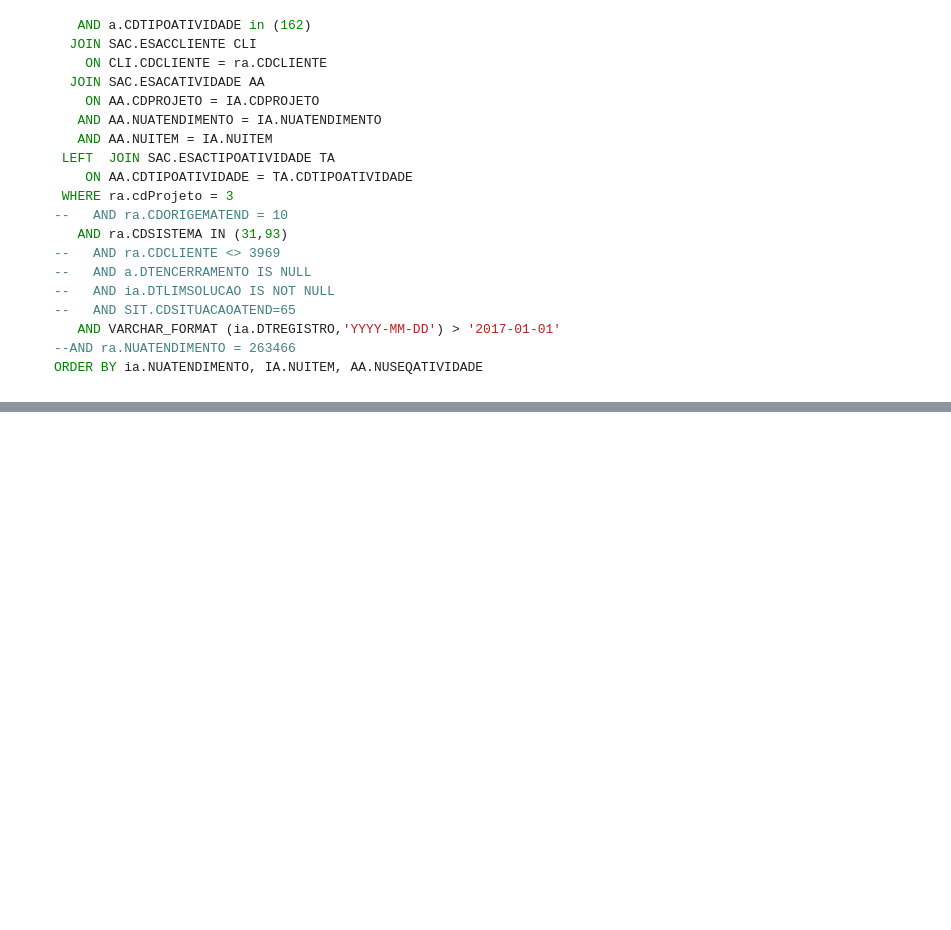
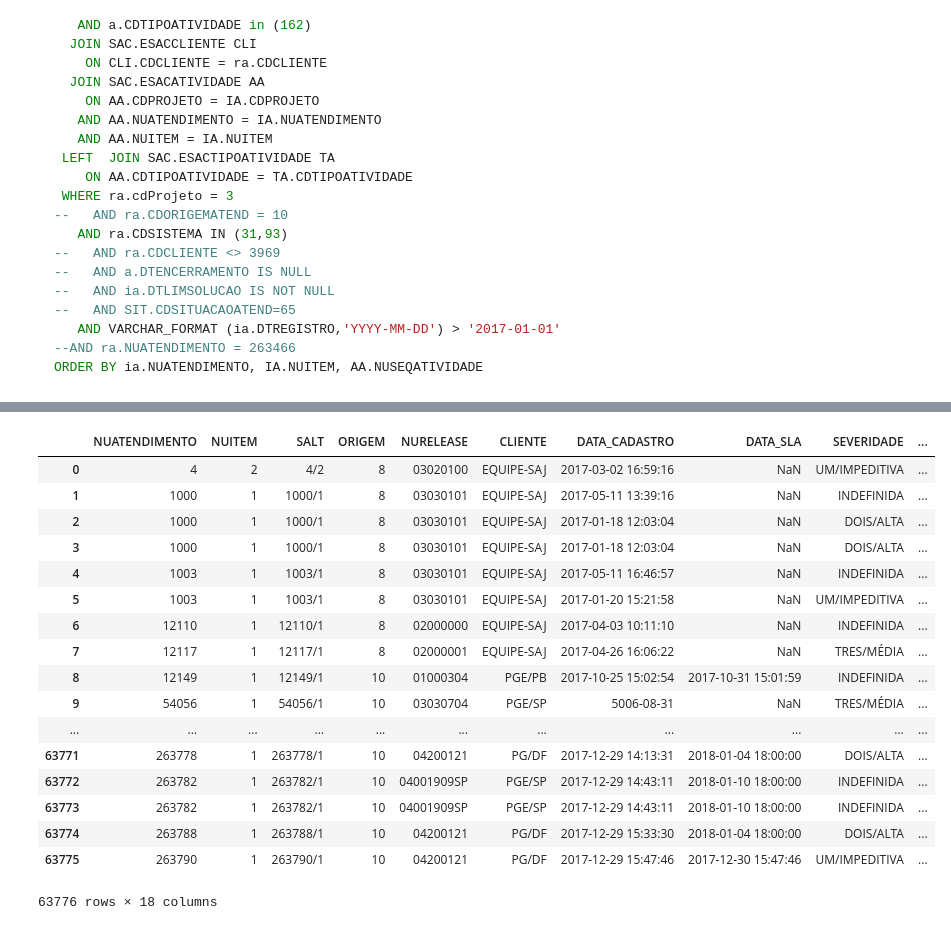
Before and after one commit to wilianselzlein/Metricas, a Jupyter notebook: Changesets.ipynb, the cells around one changed output, grey strips where cells are left out. Drawn from its saved outputs; the diff is of its cells as text; code cells hidden in the pictures; blank space fills up the shorter version.

```diff
--- a/Changesets.ipynb
+++ b/Changesets.ipynb
@@ -636,0 +396,21 @@ dfChangesets.query('horas > 0')
+# %%
+dfSalts
+# %% [output]
+|  | NUATENDIMENTO | NUITEM | SALT | ORIGEM | NURELEASE | CLIENTE | DATA_CADASTRO | DATA_SLA | SEVERIDADE | ... |
+| 0 | 4 | 2 | 4/2 | 8 | 03020100 | EQUIPE-SAJ | 2017-03-02 16:59:16 | NaN | UM/IMPEDITIVA | ... |
+| 1 | 1000 | 1 | 1000/1 | 8 | 03030101 | EQUIPE-SAJ | 2017-05-11 13:39:16 | NaN | INDEFINIDA | ... |
+| 2 | 1000 | 1 | 1000/1 | 8 | 03030101 | EQUIPE-SAJ | 2017-01-18 12:03:04 | NaN | DOIS/ALTA | ... |
+| 3 | 1000 | 1 | 1000/1 | 8 | 03030101 | EQUIPE-SAJ | 2017-01-18 12:03:04 | NaN | DOIS/ALTA | ... |
+| 4 | 1003 | 1 | 1003/1 | 8 | 03030101 | EQUIPE-SAJ | 2017-05-11 16:46:57 | NaN | INDEFINIDA | ... |
+| 5 | 1003 | 1 | 1003/1 | 8 | 03030101 | EQUIPE-SAJ | 2017-01-20 15:21:58 | NaN | UM/IMPEDITIVA | ... |
+| 6 | 12110 | 1 | 12110/1 | 8 | 02000000 | EQUIPE-SAJ | 2017-04-03 10:11:10 | NaN | INDEFINIDA | ... |
+| 7 | 12117 | 1 | 12117/1 | 8 | 02000001 | EQUIPE-SAJ | 2017-04-26 16:06:22 | NaN | TRES/MÉDIA | ... |
+| 8 | 12149 | 1 | 12149/1 | 10 | 01000304 | PGE/PB | 2017-10-25 15:02:54 | 2017-10-31 15:01:59 | INDEFINIDA | ... |
+| 9 | 54056 | 1 | 54056/1 | 10 | 03030704 | PGE/SP | 5006-08-31 | NaN | TRES/MÉDIA | ... |
+| ... | ... | ... | ... | ... | ... | ... | ... | ... | ... | ... |
+| 63771 | 263778 | 1 | 263778/1 | 10 | 04200121 | PG/DF | 2017-12-29 14:13:31 | 2018-01-04 18:00:00 | DOIS/ALTA | ... |
+| 63772 | 263782 | 1 | 263782/1 | 10 | 04001909SP | PGE/SP | 2017-12-29 14:43:11 | 2018-01-10 18:00:00 | INDEFINIDA | ... |
+| 63773 | 263782 | 1 | 263782/1 | 10 | 04001909SP | PGE/SP | 2017-12-29 14:43:11 | 2018-01-10 18:00:00 | INDEFINIDA | ... |
+| 63774 | 263788 | 1 | 263788/1 | 10 | 04200121 | PG/DF | 2017-12-29 15:33:30 | 2018-01-04 18:00:00 | DOIS/ALTA | ... |
+| 63775 | 263790 | 1 | 263790/1 | 10 | 04200121 | PG/DF | 2017-12-29 15:47:46 | 2017-12-30 15:47:46 | UM/IMPEDITIVA | ... |
+63776 rows × 18 columns
```
Also changed, not shown: parts of 37 cells of this notebook.
